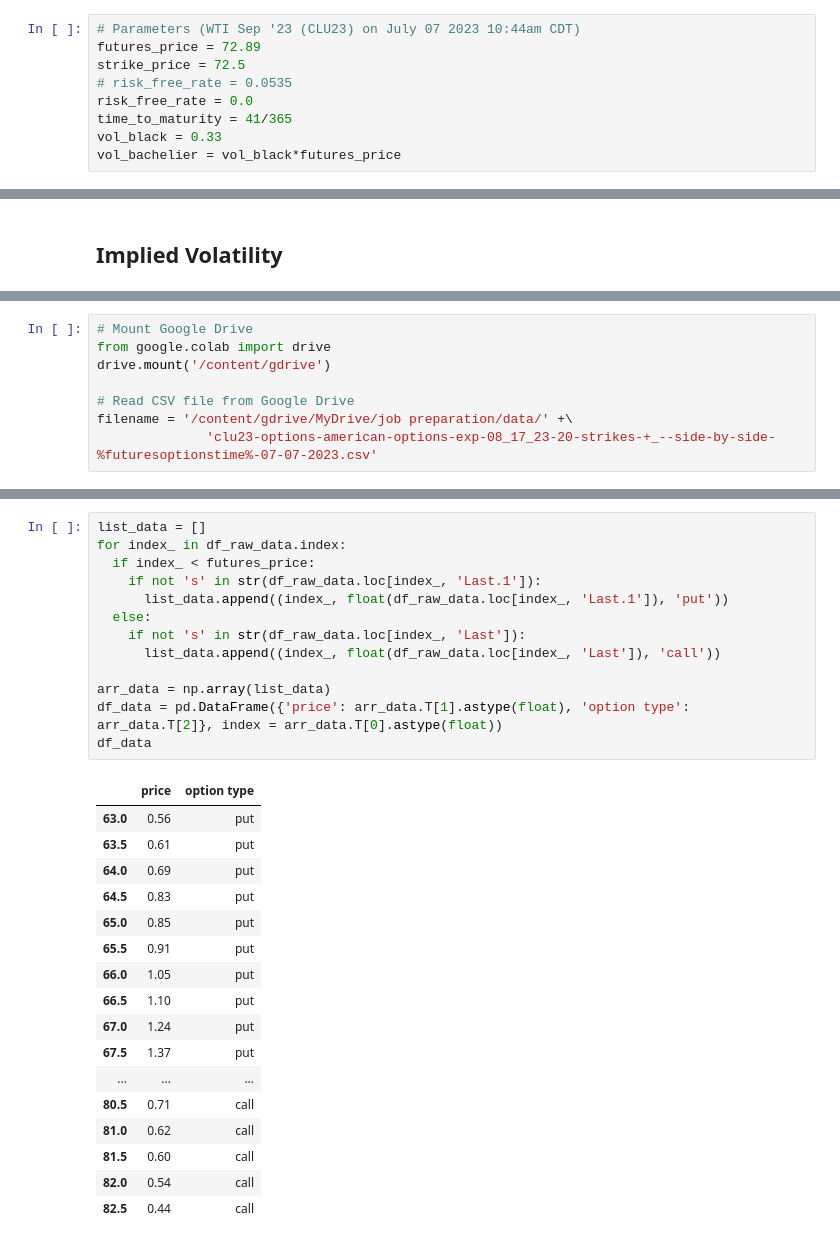
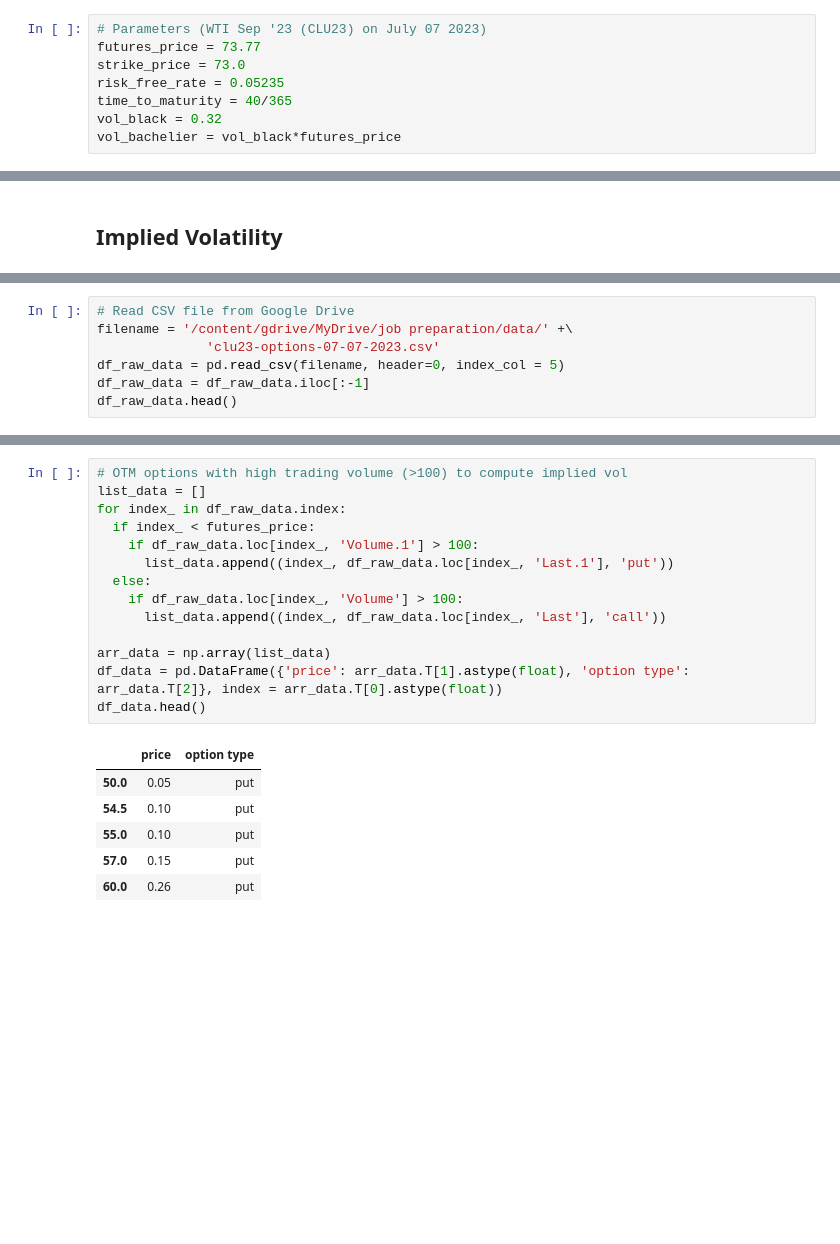
Before and after one commit to WuYenSun/Commodities_Futures_Option, a Jupyter notebook: Commodities_Futures_Options.ipynb, the cells around one changed output, grey strips where cells are left out. Saved outputs shown, nothing was run; the diff lists cells and outputs as text; blank space fills up the shorter version.

```diff
--- a/Commodities_Futures_Options.ipynb
+++ b/Commodities_Futures_Options.ipynb
@@ -8,10 +8,9 @@ from scipy.optimize import brentq, fsolve, minimize_scalar
 from scipy.stats import norm, multivariate_normal
 # %%
-# Parameters (WTI Sep '23 (CLU23) on July 07 2023 10:44am CDT)
-futures_price = 72.89
-strike_price = 72.5
-# risk_free_rate = 0.0535
-risk_free_rate = 0.0
-time_to_maturity = 41/365
-vol_black = 0.33
+# Parameters (WTI Sep '23 (CLU23) on July 07 2023)
+futures_price = 73.77
+strike_price = 73.0
+risk_free_rate = 0.05235
+time_to_maturity = 40/365
+vol_black = 0.32
 vol_bachelier = vol_black*futures_price
@@ -468,9 +577,8 @@ plt.show()
 # %%
-# Mount Google Drive
-from google.colab import drive
-drive.mount('/content/gdrive')
-
 # Read CSV file from Google Drive
 filename = '/content/gdrive/MyDrive/job preparation/data/' +\
-              'clu23-options-american-options-exp-08_17_23-20-strikes-+_--side-by-side-%futuresoptionstime%-07-07-2023.csv'
+              'clu23-options-07-07-2023.csv'
+df_raw_data = pd.read_csv(filename, header=0, index_col = 5)
+df_raw_data = df_raw_data.iloc[:-1]
+df_raw_data.head()
 # %% [output]
@@ -490,32 +592,22 @@ df_raw_data.head()
 # %%
+# OTM options with high trading volume (>100) to compute implied vol
 list_data = []
 for index_ in df_raw_data.index:
   if index_ < futures_price:
-    if not 's' in str(df_raw_data.loc[index_, 'Last.1']):
-      list_data.append((index_, float(df_raw_data.loc[index_, 'Last.1']), 'put'))
+    if df_raw_data.loc[index_, 'Volume.1'] > 100:
+      list_data.append((index_, df_raw_data.loc[index_, 'Last.1'], 'put'))
   else:
-    if not 's' in str(df_raw_data.loc[index_, 'Last']):
-      list_data.append((index_, float(df_raw_data.loc[index_, 'Last']), 'call'))
+    if df_raw_data.loc[index_, 'Volume'] > 100:
+      list_data.append((index_, df_raw_data.loc[index_, 'Last'], 'call'))
 
 arr_data = np.array(list_data)
 df_data = pd.DataFrame({'price': arr_data.T[1].astype(float), 'option type': arr_data.T[2]}, index = arr_data.T[0].astype(float))
-df_data
+df_data.head()
 # %% [output]
 |  | price | option type |
-| 63.0 | 0.56 | put |
-| 63.5 | 0.61 | put |
-| 64.0 | 0.69 | put |
-| 64.5 | 0.83 | put |
-| 65.0 | 0.85 | put |
-| 65.5 | 0.91 | put |
-| 66.0 | 1.05 | put |
-| 66.5 | 1.10 | put |
-| 67.0 | 1.24 | put |
-| 67.5 | 1.37 | put |
-| ... | ... | ... |
-| 80.5 | 0.71 | call |
-| 81.0 | 0.62 | call |
-| 81.5 | 0.60 | call |
-| 82.0 | 0.54 | call |
-| 82.5 | 0.44 | call |
+| 50.0 | 0.05 | put |
+| 54.5 | 0.10 | put |
+| 55.0 | 0.10 | put |
+| 57.0 | 0.15 | put |
+| 60.0 | 0.26 | put |
 # %%
```
Also changed, not shown: parts of 39 cells of this notebook, 1 other file.
